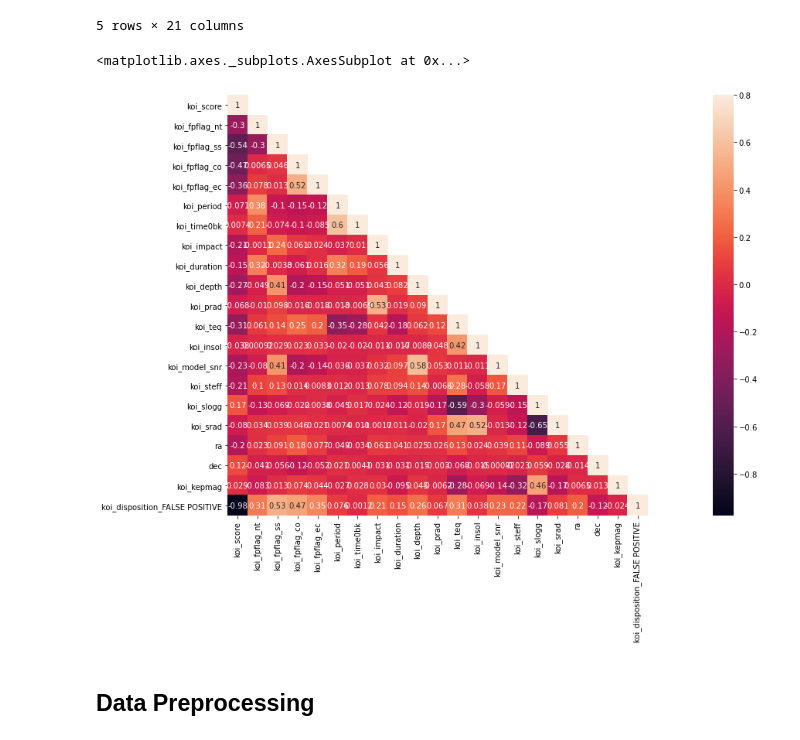
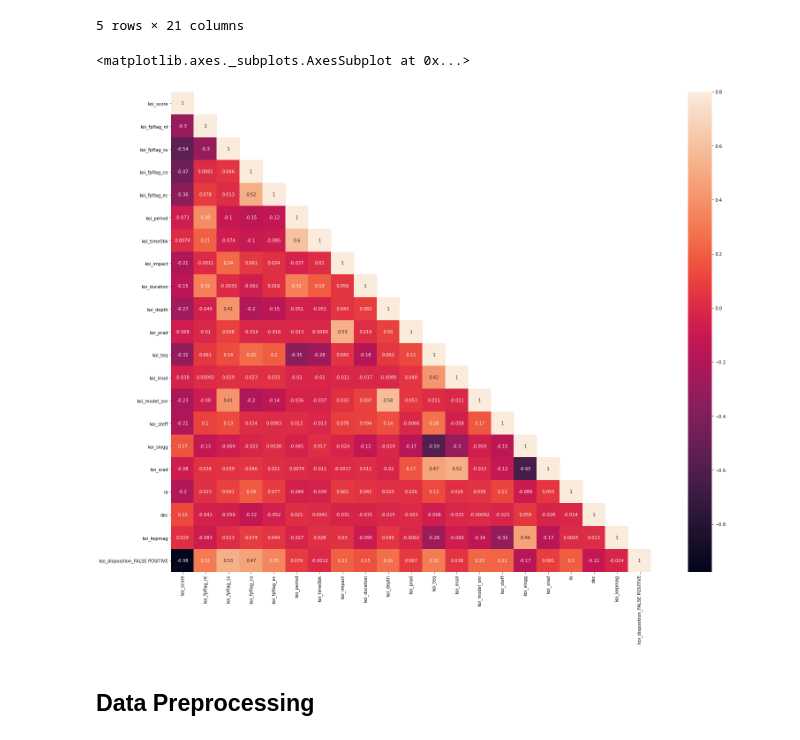
Before and after one commit to lewisaaronpaul/machine-learning-challenge, a Jupyter notebook: SVC_classification.ipynb, the cells around one changed output. Cells and saved outputs as stored; diff of their text form; code cells hidden in the pictures.

```diff
--- a/SVC_classification.ipynb
+++ b/SVC_classification.ipynb
@@ -134,14 +134,14 @@ model_dummy_df.head()
 # %%
 # Correlation analasys
 corrMatt = model_dummy_df.corr()
 mask = np.array(corrMatt)
 mask[np.tril_indices_from(mask)] = False
 fig,ax= plt.subplots()
-fig.set_size_inches(30,10)
+fig.set_size_inches(30,20)
 sns.heatmap(corrMatt, mask=mask,vmax=.8, square=True,annot=True)
 # %% [output]
 <matplotlib.axes._subplots.AxesSubplot at 0x...>
-[figure, old version]
+[figure, new version]
 # %% [markdown]
 ## Data Preprocessing
 # %%
```
Also changed, not shown: parts of 3 cells of this notebook, 3 other files.
